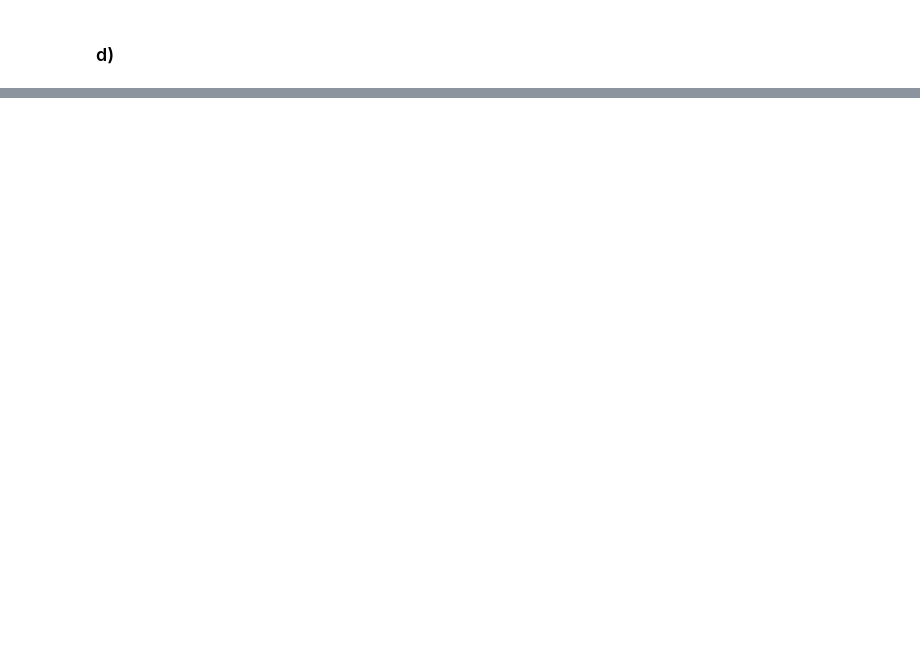
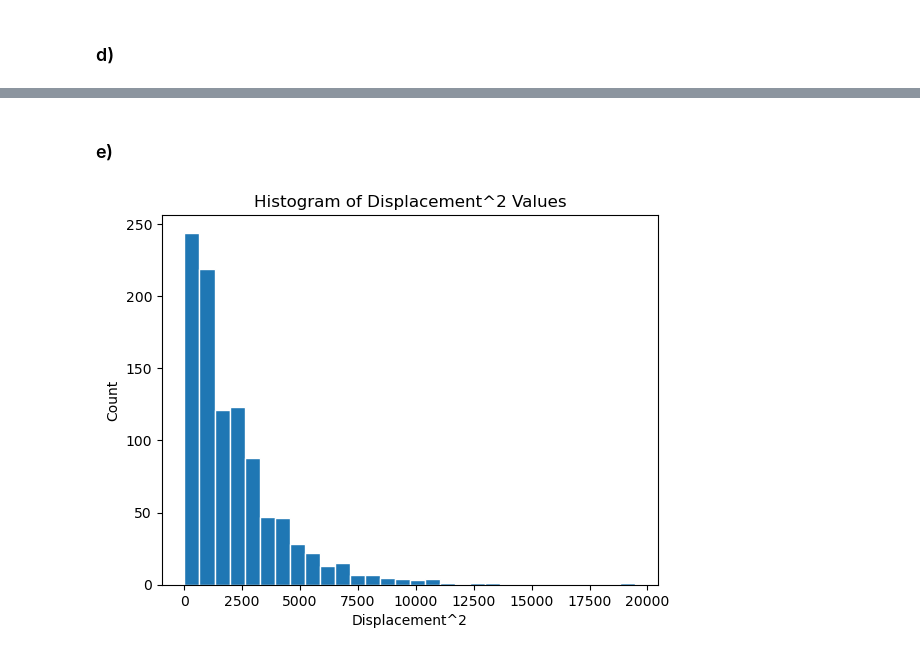
Before and after one commit to loganmachale/PHYS-305, a Jupyter notebook: Assignment 1/Assignment 1.ipynb, the cells around one changed output, grey strips where cells are left out. Drawn from its saved outputs; the diff is of its cells as text; code cells hidden in the pictures; blank space fills up the shorter version.

```diff
--- a/Assignment 1/Assignment 1.ipynb
+++ b/Assignment 1/Assignment 1.ipynb
@@ -199,0 +200,12 @@ plt.show()
+# %% [markdown]
+### e) ###
+# %%
+displacements_sq = endpoints_x**2 + endpoints_y**2
+
+plt.hist(displacements_sq, bins=30, edgecolor='white')
+plt.title('Histogram of Displacement^2 Values')
+plt.xlabel('Displacement^2')
+plt.ylabel('Count')
+plt.show()
+# %% [output]
+[figure, added]
```
Also changed, not shown: parts of 12 cells of this notebook.
